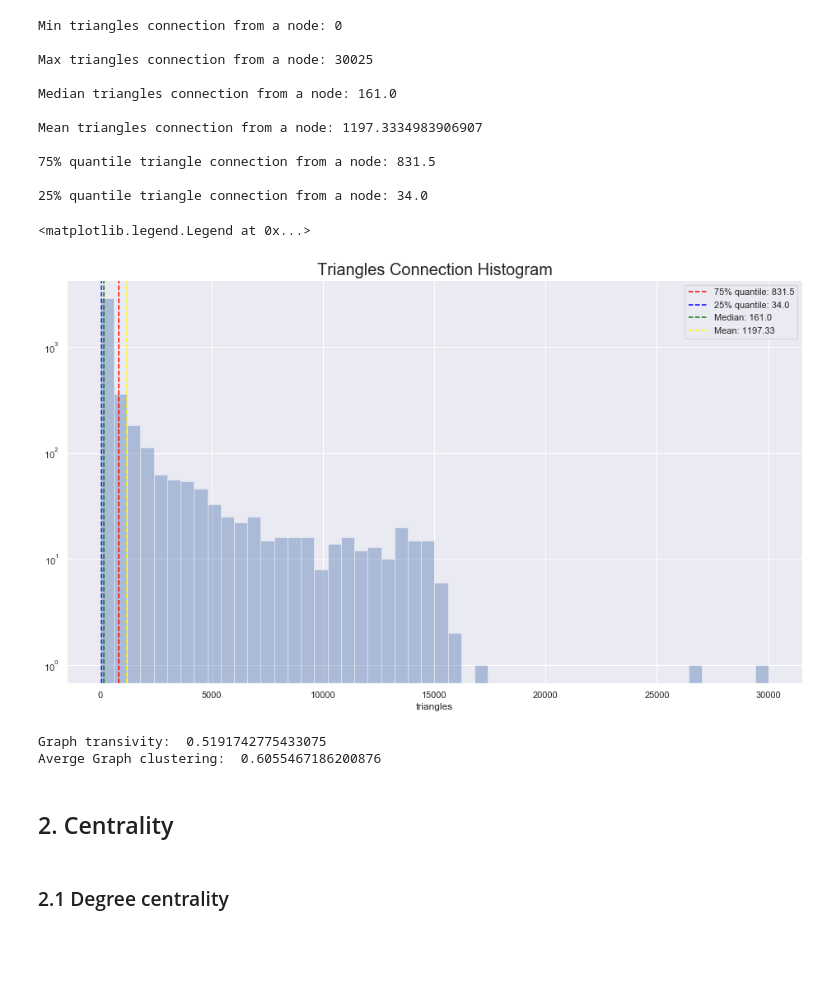
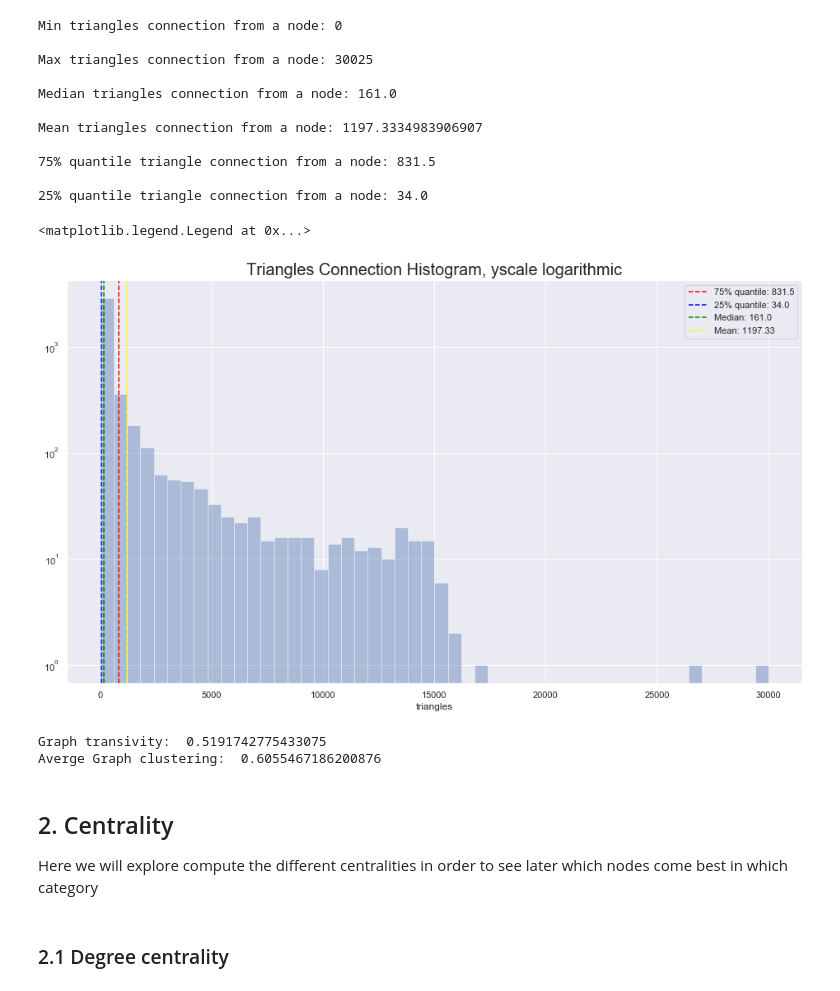
Before and after one commit to JulesTriomphe/dsip, a Jupyter notebook: PS3/PS3.ipynb, the cells around one changed output. Cells and saved outputs as stored; diff of their text form; code cells hidden in the pictures; blank space fills up the shorter version.

```diff
--- a/PS3/PS3.ipynb
+++ b/PS3/PS3.ipynb
@@ -129,27 +159,30 @@ Mean triangles connection from a node: 1197.3334983906907
 
 25% quantile triangle connection from a node: 34.0
 # %%
+# plot triangle distribution
 plt.figure(figsize=(16,9))
 sns.set()
 
 sns.distplot(triangles_val,axlabel="triangles",kde=False)
 
 plt.axvline(triangles_u_quant, color = 'red', linestyle = '--', label = '75% quantile: {}'.format(triangles_u_quant))
 plt.axvline(triangles_l_quant, color = 'blue', linestyle = '--', label = '25% quantile: {}'.format(triangles_l_quant))
 plt.axvline(triangles_median, color = 'green', linestyle = '--', label = 'Median: {}'.format(triangles_median))
 plt.axvline(triangles_mean, color = 'yellow', linestyle = '--', label = 'Mean: {}'.format(round(triangles_mean,2)))
 plt.legend()
 plt.yscale('log')
-plt.title("Triangles Connection Histogram", fontsize = 20) # for histogram title
+plt.title("Triangles Connection Histogram, yscale logarithmic", fontsize = 20)
 plt.legend()
 # %% [output]
 <matplotlib.legend.Legend at 0x...>
-[figure, old version]
+[figure, new version]
 # %%
 print('Graph transivity:  {}'.format(nx.transitivity(Graph)))
 print('Averge Graph clustering:  {}'.format(nx.average_clustering(Graph)))
 # %% [output]
 Graph transivity:  0.5191742775433075
 Averge Graph clustering:  0.6055467186200876
-# %% [markdown]
-## 2. Centrality
+# %% [markdown]
+## 2. Centrality
+
+Here we will explore compute the different centralities in order to see later which nodes come best in which category
```
Also changed, not shown: parts of 49 cells of this notebook.
